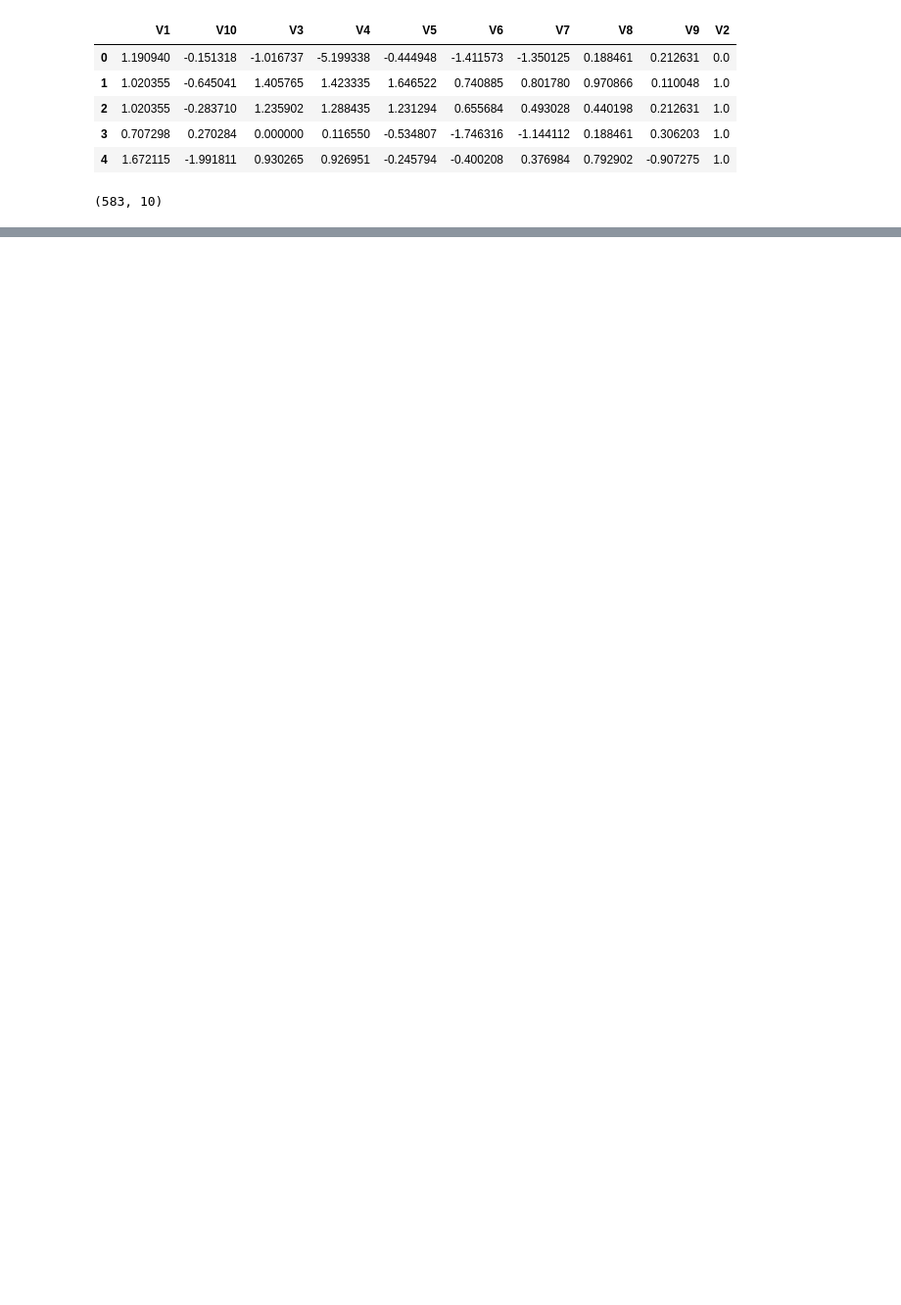
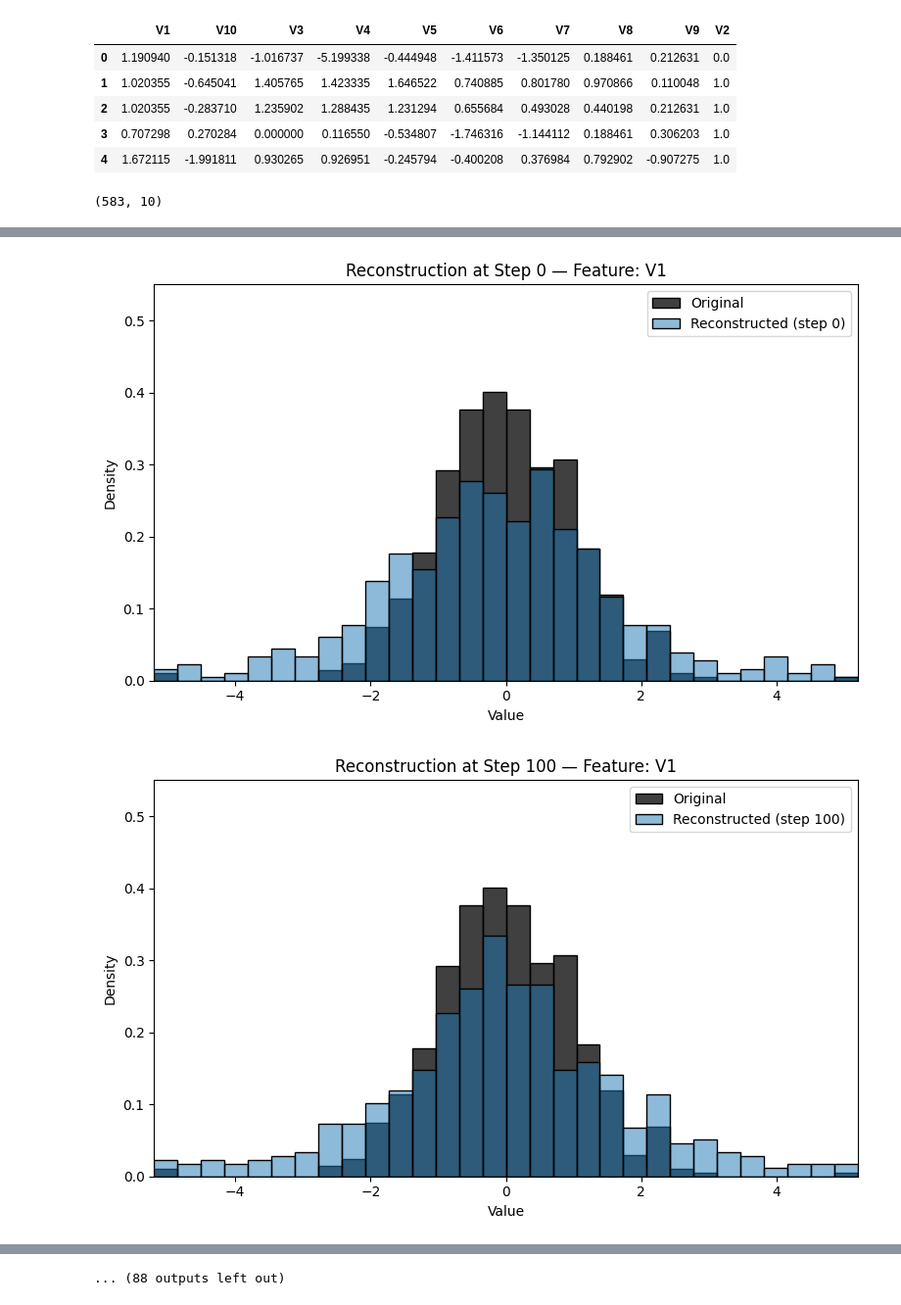
Before and after one commit to botond0401/CluTaD, a Jupyter notebook: notebooks/tabddpm_exploration.ipynb, the cells around one changed output, grey strips where cells are left out. Shown at 98% size. Drawn from its saved outputs; the diff is of its cells as text; code cells hidden in the pictures; blank space fills up the shorter version.

Commit message:
histogram plots added

```diff
--- a/notebooks/tabddpm_exploration.ipynb
+++ b/notebooks/tabddpm_exploration.ipynb
@@ -14,7 +14,7 @@ from src.tabddpm.training import Trainer, get_diffusion_model
 from src.tabddpm.denoising_model import MLPDenoiser
 from src.tabddpm.evaluate import evaluate_mixed_loss
 # %%
-file_path = 'data/preprocessed/1480/data_processed.csv'
+file_path = '../data/preprocessed/1480/data_processed.csv'
 
 df = pd.read_csv(file_path)
 
@@ -97,5 +101,5 @@ diffusion = get_diffusion_model(model, num_classes, num_numerical, device)
 
 # Train
 trainer = Trainer(diffusion, data_loader, device, steps=steps, lr=lr)
-losses, overall_losses = trainer.train()
+losses, overall_losses, reconstruction_dfs = trainer.train()
 # %% [output]
@@ -147,0 +152,44 @@ plt.show()
+# %%
+import matplotlib.pyplot as plt
+import seaborn as sns
+
+def plot_reconstruction_evolution(df_orig, reconstruction_dfs, i, bins=30):
+    feature_name = df_orig.columns[i]
+    recon_col_name = reconstruction_dfs[0].columns[i]
+
+    # Calculate fixed axis limits from original distribution
+    x_min, x_max = df_orig[feature_name].min(), df_orig[feature_name].max()
+    y_max = 0  # We'll compute max histogram height to fix y-axis
+
+    # Pre-compute original histogram to fix y-axis scaling
+    counts, bin_edges = np.histogram(df_orig[feature_name], bins=bins, density=True)
+    y_max = max(y_max, counts.max())
+
+    for df_recon in reconstruction_dfs:
+        step = df_recon['step'].iloc[0]
+
+        # Estimate density for reconstructed to potentially update y_max
+        rec_counts, _ = np.histogram(df_recon[recon_col_name], bins=bin_edges, density=True)
+        y_max = max(y_max, rec_counts.max())
+
+    for df_recon in reconstruction_dfs:
+        step = df_recon['step'].iloc[0]
+
+        plt.figure(figsize=(8, 5))
+        sns.histplot(df_orig[feature_name], label="Original", color="black", stat="density", bins=bin_edges)
+        sns.histplot(df_recon[recon_col_name], label=f"Reconstructed (step {step})", stat="density", bins=bin_edges, alpha=0.5)
+
+        plt.title(f"Reconstruction at Step {step} — Feature: {feature_name}")
+        plt.xlabel("Value")
+        plt.ylabel("Density")
+        plt.xlim(x_min, x_max)
+        plt.ylim(0, y_max * 1.05)  # add slight margin
+        plt.legend()
+        plt.tight_layout()
+        plt.show()
+# %%
+for i in range(len(df.columns)):
+    plot_reconstruction_evolution(df, reconstruction_dfs, i)
+# %% [output]
+[figure, added]
+[figure, added]
@@ -147,0 +206 @@ plt.show()
+... (88 outputs left out)
```
Also changed, not shown: parts of 5 cells of this notebook, 3 other files.
